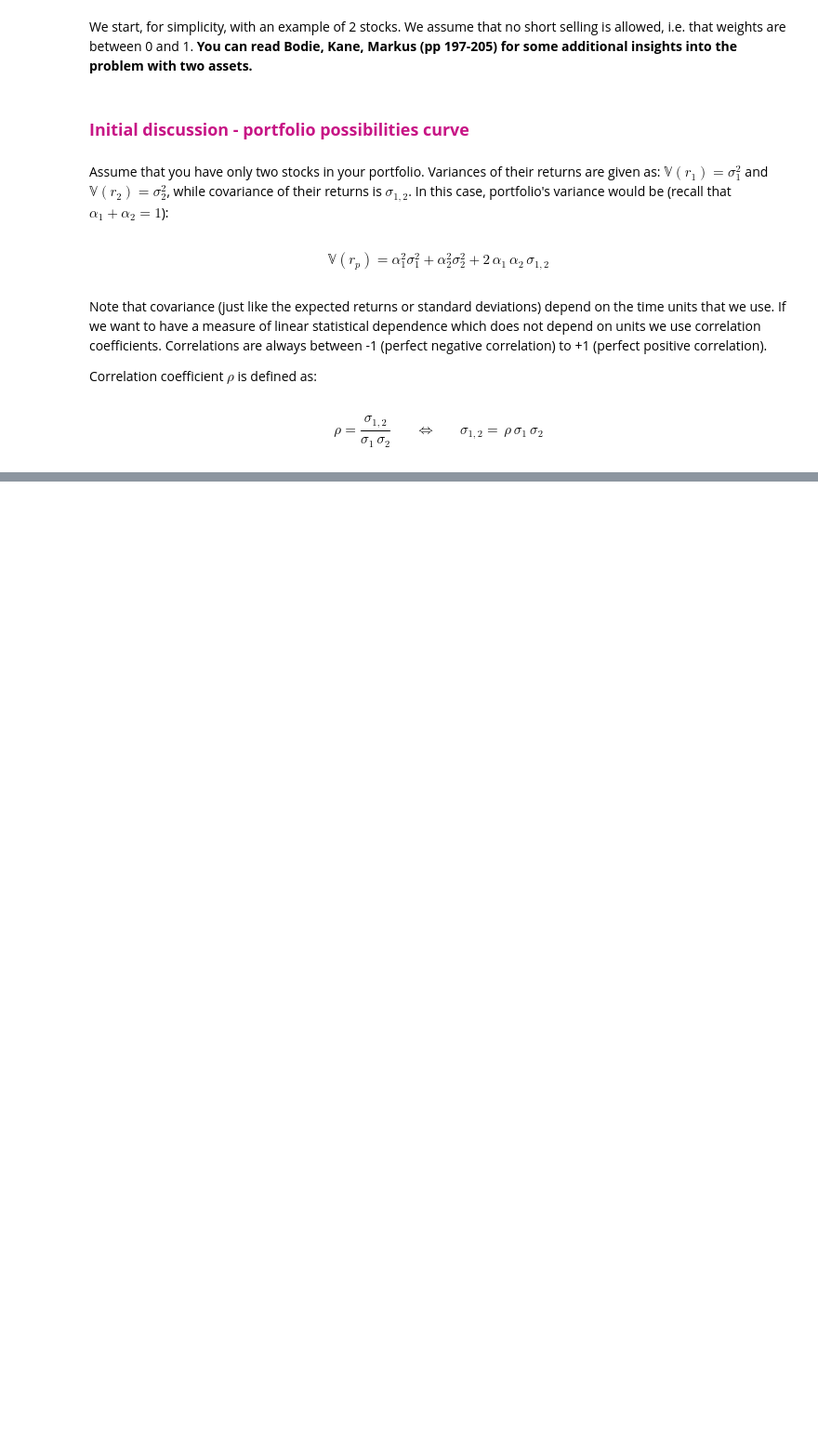
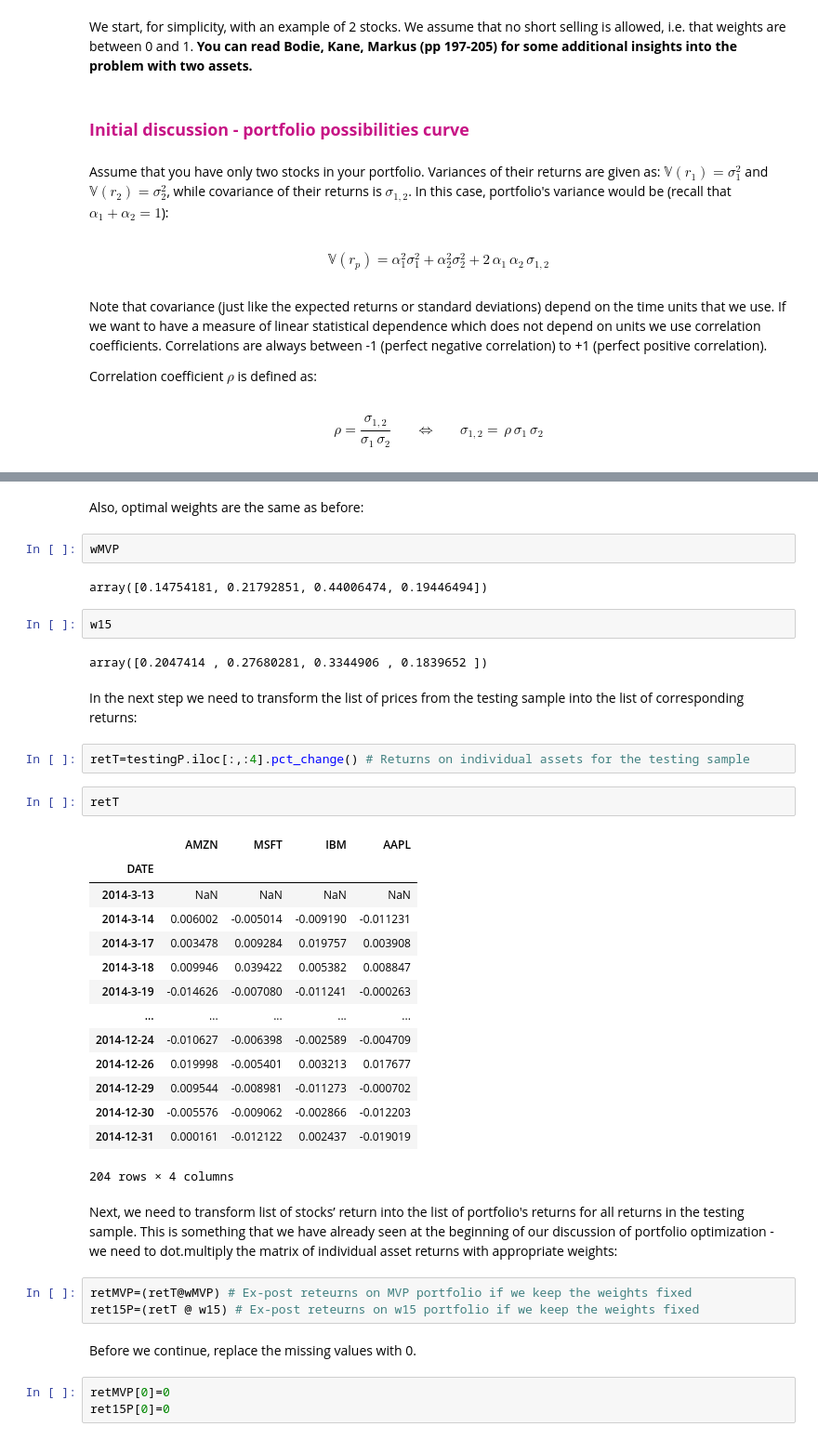
Before and after one commit to raketic-ognjen/introtoportfolioopt2, a Jupyter notebook: Introtoportfolioopt2.ipynb, the cells around one changed output, grey strips where cells are left out. Shown at 93% size. Cells and saved outputs as stored; diff of their text form; blank space fills up the shorter version.

```diff
--- a/Introtoportfolioopt2.ipynb
+++ b/Introtoportfolioopt2.ipynb
@@ -92,0 +846,41 @@ $$\rho=\frac{\sigma_{1,2}}{\sigma_1\,\sigma_2}\,\,\,\,\,\,\,\,\,\, \Longleftrigh
+# %% [markdown]
+Also, optimal weights are the same as before:
+# %%
+wMVP
+# %% [output]
+array([0.14754181, 0.21792851, 0.44006474, 0.19446494])
+# %%
+w15
+# %% [output]
+array([0.2047414 , 0.27680281, 0.3344906 , 0.1839652 ])
+# %% [markdown]
+In the next step we need to transform the list of prices from the testing sample into the list of corresponding returns:
+# %%
+retT=testingP.iloc[:,:4].pct_change() # Returns on individual assets for the testing sample
+# %%
+retT
+# %% [output]
+|  | AMZN | MSFT | IBM | AAPL |
+| DATE |  |  |  |  |
+| 2014-3-13 | NaN | NaN | NaN | NaN |
+| 2014-3-14 | 0.006002 | -0.005014 | -0.009190 | -0.011231 |
+| 2014-3-17 | 0.003478 | 0.009284 | 0.019757 | 0.003908 |
+| 2014-3-18 | 0.009946 | 0.039422 | 0.005382 | 0.008847 |
+| 2014-3-19 | -0.014626 | -0.007080 | -0.011241 | -0.000263 |
+| ... | ... | ... | ... | ... |
+| 2014-12-24 | -0.010627 | -0.006398 | -0.002589 | -0.004709 |
+| 2014-12-26 | 0.019998 | -0.005401 | 0.003213 | 0.017677 |
+| 2014-12-29 | 0.009544 | -0.008981 | -0.011273 | -0.000702 |
+| 2014-12-30 | -0.005576 | -0.009062 | -0.002866 | -0.012203 |
+| 2014-12-31 | 0.000161 | -0.012122 | 0.002437 | -0.019019 |
+204 rows × 4 columns
+# %% [markdown]
+Next, we need to transform list of stocks’ return into the list of portfolio's returns for all returns in the testing sample. This is something that we have already seen at the beginning of our discussion of portfolio optimization - we need to dot.multiply the matrix of individual asset returns with appropriate weights:
+# %%
+retMVP=(retT@wMVP) # Ex-post reteurns on MVP portfolio if we keep the weights fixed
+ret15P=(retT @ w15) # Ex-post reteurns on w15 portfolio if we keep the weights fixed
+# %% [markdown]
+Before we continue, replace the missing values with 0.
+# %%
+retMVP[0]=0
+ret15P[0]=0
```
Also changed, not shown: parts of 210 cells of this notebook.
